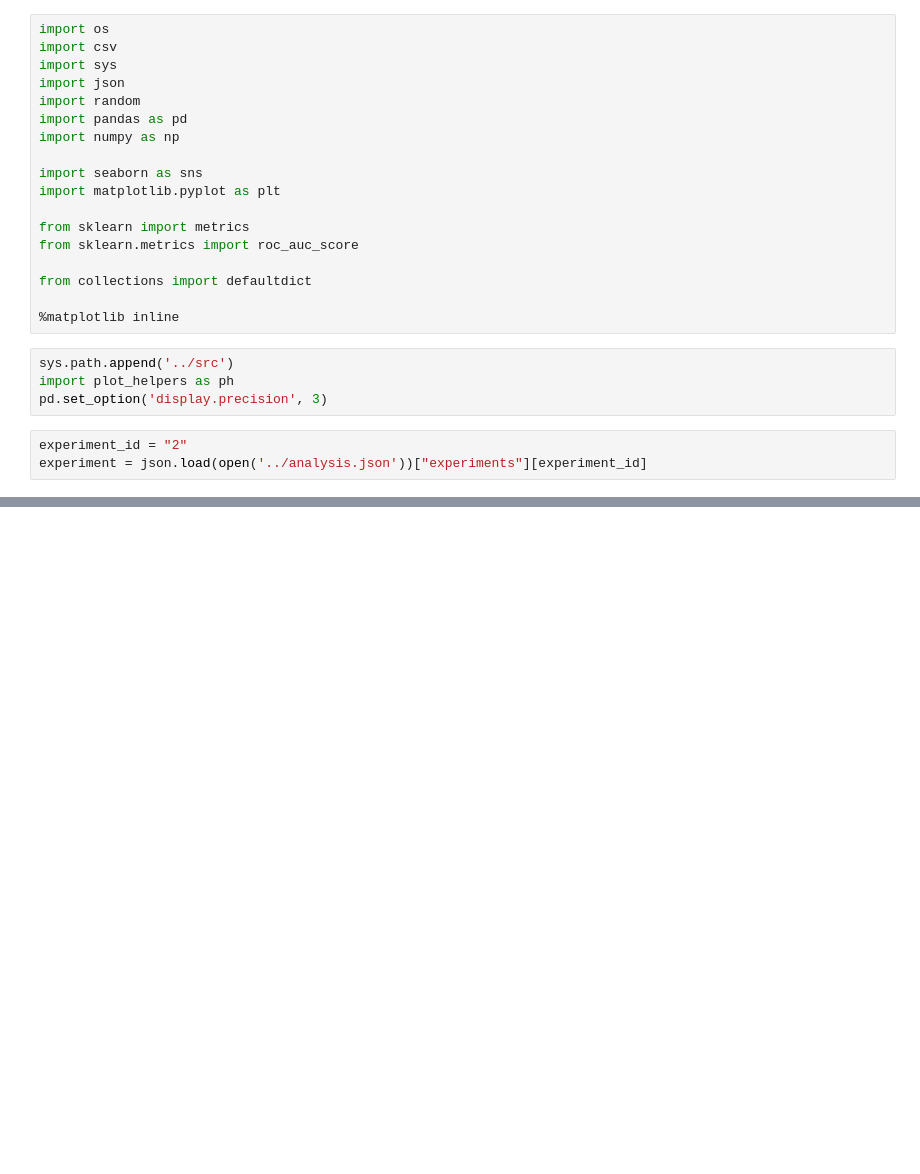
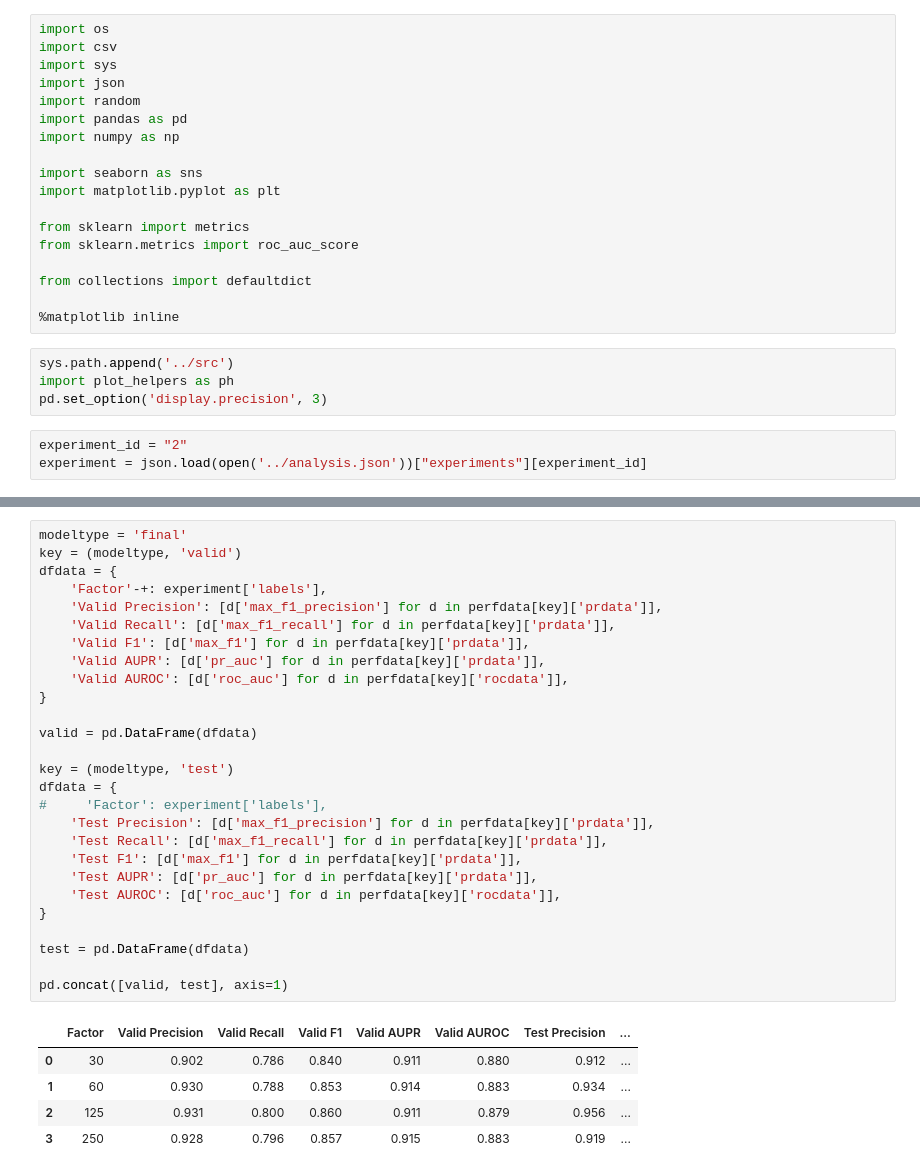
Before and after one commit to tatonetti-lab/onsides, a Jupyter notebook: notebooks/Experiment 2-Compare values for nwords.ipynb, the cells around one changed output, grey strips where cells are left out. Saved outputs shown, nothing was run; the diff lists cells and outputs as text; blank space fills up the shorter version.

Commit message:
modified Experiment 2 to include lower numbers of nwords as well

```diff
--- a/notebooks/Experiment 2-Compare values for nwords.ipynb
+++ b/notebooks/Experiment 2-Compare values for nwords.ipynb
@@ -128,0 +129,33 @@ pd.concat([valid, test], axis=1)
+# %%
+modeltype = 'final'
+key = (modeltype, 'valid')
+dfdata = {
+    'Factor'-+: experiment['labels'],
+    'Valid Precision': [d['max_f1_precision'] for d in perfdata[key]['prdata']],
+    'Valid Recall': [d['max_f1_recall'] for d in perfdata[key]['prdata']],
+    'Valid F1': [d['max_f1'] for d in perfdata[key]['prdata']],
+    'Valid AUPR': [d['pr_auc'] for d in perfdata[key]['prdata']],
+    'Valid AUROC': [d['roc_auc'] for d in perfdata[key]['rocdata']],
+}
+
+valid = pd.DataFrame(dfdata)
+
+key = (modeltype, 'test')
+dfdata = {
+#     'Factor': experiment['labels'],
+    'Test Precision': [d['max_f1_precision'] for d in perfdata[key]['prdata']],
+    'Test Recall': [d['max_f1_recall'] for d in perfdata[key]['prdata']],
+    'Test F1': [d['max_f1'] for d in perfdata[key]['prdata']],
+    'Test AUPR': [d['pr_auc'] for d in perfdata[key]['prdata']],
+    'Test AUROC': [d['roc_auc'] for d in perfdata[key]['rocdata']],
+}
+
+test = pd.DataFrame(dfdata)
+
+pd.concat([valid, test], axis=1)
+# %% [output]
+|  | Factor | Valid Precision | Valid Recall | Valid F1 | Valid AUPR | Valid AUROC | Test Precision | ... |
+| 0 | 30 | 0.902 | 0.786 | 0.840 | 0.911 | 0.880 | 0.912 | ... |
+| 1 | 60 | 0.930 | 0.788 | 0.853 | 0.914 | 0.883 | 0.934 | ... |
+| 2 | 125 | 0.931 | 0.800 | 0.860 | 0.911 | 0.879 | 0.956 | ... |
+| 3 | 250 | 0.928 | 0.796 | 0.857 | 0.915 | 0.883 | 0.919 | ... |
```
Also changed, not shown: parts of 2 cells of this notebook, 3 other files.
